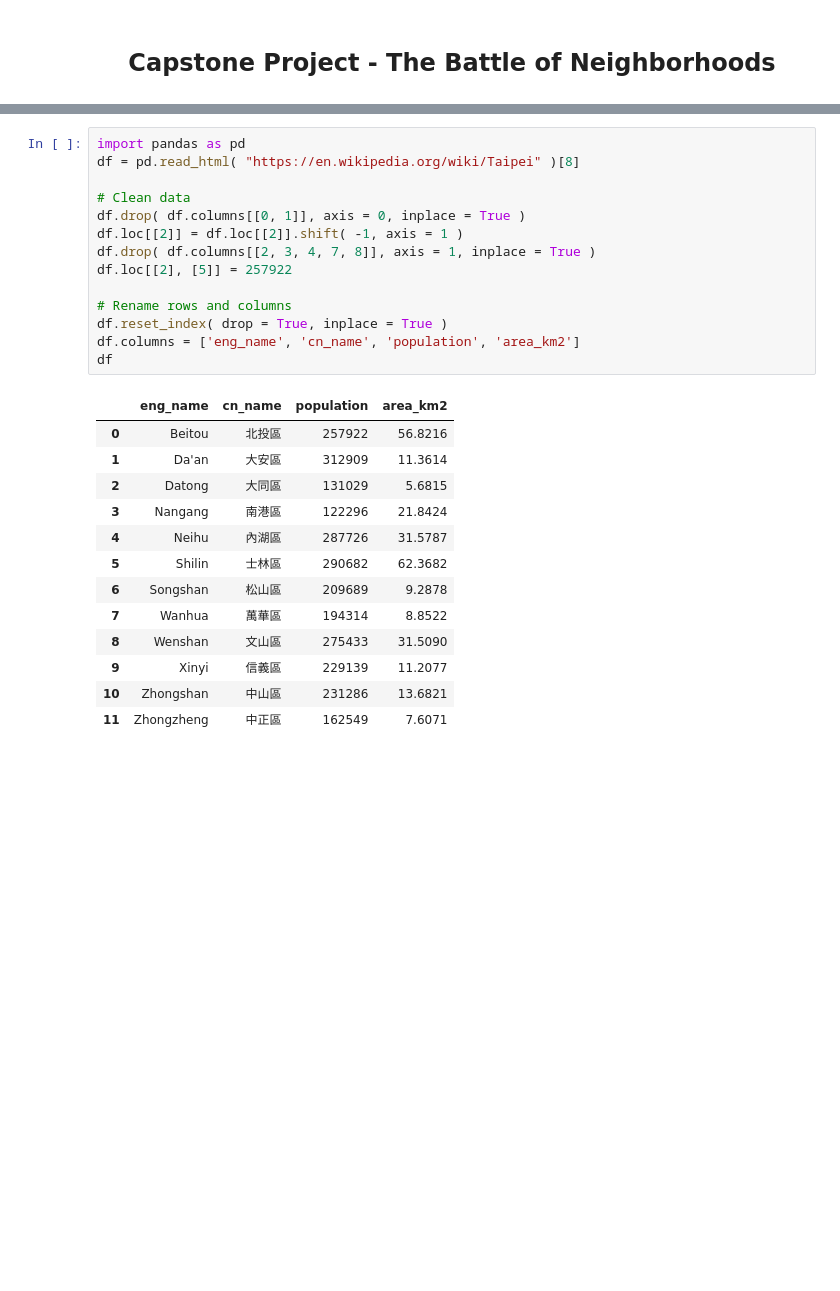
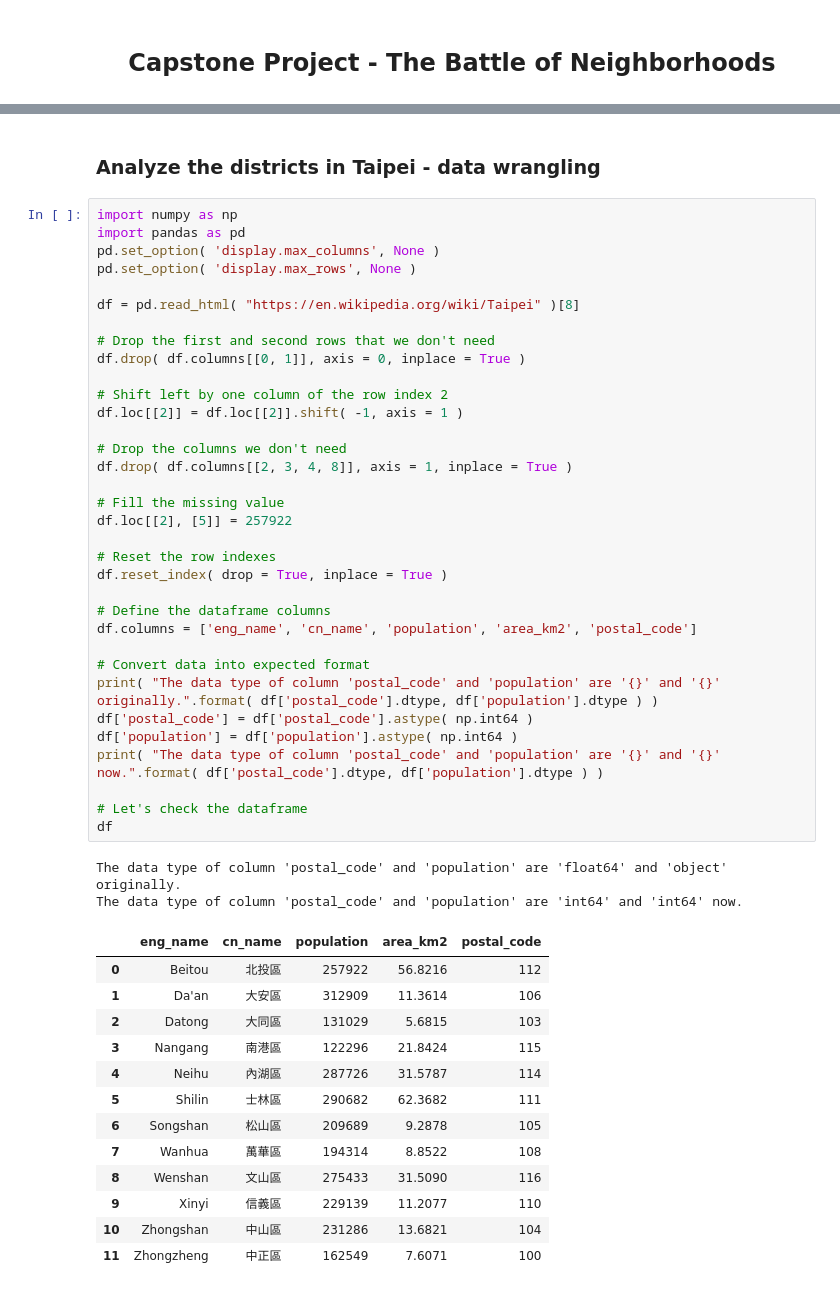
Before and after one commit to allisontw/Coursera_Capstone, a Jupyter notebook: Assignment_Capstone_project_The_battle_of_neighborhoods.ipynb, the cells around one changed output, grey strips where cells are left out. Cells and saved outputs as stored; diff of their text form; blank space fills up the shorter version.

Commit message:
The final assignment uploaded
The final assignment including a page of jupyter notebook and the report
in pdf format.

**Type** feat: A new feature for the user.

```diff
--- a/Assignment_Capstone_project_The_battle_of_neighborhoods.ipynb
+++ b/Assignment_Capstone_project_The_battle_of_neighborhoods.ipynb
@@ -28,28 +19,52 @@ Libraries imported.
+# %% [markdown]
+### Analyze the districts in Taipei - data wrangling
 # %%
+import numpy as np
 import pandas as pd
+pd.set_option( 'display.max_columns', None )
+pd.set_option( 'display.max_rows', None )
+
 df = pd.read_html( "https://en.wikipedia.org/wiki/Taipei" )[8]
 
-# Clean data
+# Drop the first and second rows that we don't need
 df.drop( df.columns[[0, 1]], axis = 0, inplace = True )
+
+# Shift left by one column of the row index 2
 df.loc[[2]] = df.loc[[2]].shift( -1, axis = 1 )
-df.drop( df.columns[[2, 3, 4, 7, 8]], axis = 1, inplace = True )
+
+# Drop the columns we don't need
+df.drop( df.columns[[2, 3, 4, 8]], axis = 1, inplace = True )
+
+# Fill the missing value
 df.loc[[2], [5]] = 257922
 
-# Rename rows and columns
+# Reset the row indexes
 df.reset_index( drop = True, inplace = True )
-df.columns = ['eng_name', 'cn_name', 'population', 'area_km2']
+
+# Define the dataframe columns
+df.columns = ['eng_name', 'cn_name', 'population', 'area_km2', 'postal_code']
+
+# Convert data into expected format
+print( "The data type of column 'postal_code' and 'population' are '{}' and '{}' originally.".format( df['postal_code'].dtype, df['population'].dtype ) )
+df['postal_code'] = df['postal_code'].astype( np.int64 )
+df['population'] = df['population'].astype( np.int64 )
+print( "The data type of column 'postal_code' and 'population' are '{}' and '{}' now.".format( df['postal_code'].dtype, df['population'].dtype ) )
+
+# Let's check the dataframe
 df
 # %% [output]
+The data type of column 'postal_code' and 'population' are 'float64' and 'object' originally.
+The data type of column 'postal_code' and 'population' are 'int64' and 'int64' now.
-|  | eng_name | cn_name | population | area_km2 |
-| 0 | Beitou | 北投區 | 257922 | 56.8216 |
-| 1 | Da'an | 大安區 | 312909 | 11.3614 |
-| 2 | Datong | 大同區 | 131029 | 5.6815 |
-| 3 | Nangang | 南港區 | 122296 | 21.8424 |
-| 4 | Neihu | 內湖區 | 287726 | 31.5787 |
-| 5 | Shilin | 士林區 | 290682 | 62.3682 |
-| 6 | Songshan | 松山區 | 209689 | 9.2878 |
-| 7 | Wanhua | 萬華區 | 194314 | 8.8522 |
-| 8 | Wenshan | 文山區 | 275433 | 31.5090 |
-| 9 | Xinyi | 信義區 | 229139 | 11.2077 |
-| 10 | Zhongshan | 中山區 | 231286 | 13.6821 |
-| 11 | Zhongzheng | 中正區 | 162549 | 7.6071 |
+|  | eng_name | cn_name | population | area_km2 | postal_code |
+| 0 | Beitou | 北投區 | 257922 | 56.8216 | 112 |
+| 1 | Da'an | 大安區 | 312909 | 11.3614 | 106 |
+| 2 | Datong | 大同區 | 131029 | 5.6815 | 103 |
+| 3 | Nangang | 南港區 | 122296 | 21.8424 | 115 |
+| 4 | Neihu | 內湖區 | 287726 | 31.5787 | 114 |
+| 5 | Shilin | 士林區 | 290682 | 62.3682 | 111 |
+| 6 | Songshan | 松山區 | 209689 | 9.2878 | 105 |
+| 7 | Wanhua | 萬華區 | 194314 | 8.8522 | 108 |
+| 8 | Wenshan | 文山區 | 275433 | 31.5090 | 116 |
+| 9 | Xinyi | 信義區 | 229139 | 11.2077 | 110 |
+| 10 | Zhongshan | 中山區 | 231286 | 13.6821 | 104 |
+| 11 | Zhongzheng | 中正區 | 162549 | 7.6071 | 100 |
```
Also changed, not shown: parts of 55 cells of this notebook, 2 other files.
